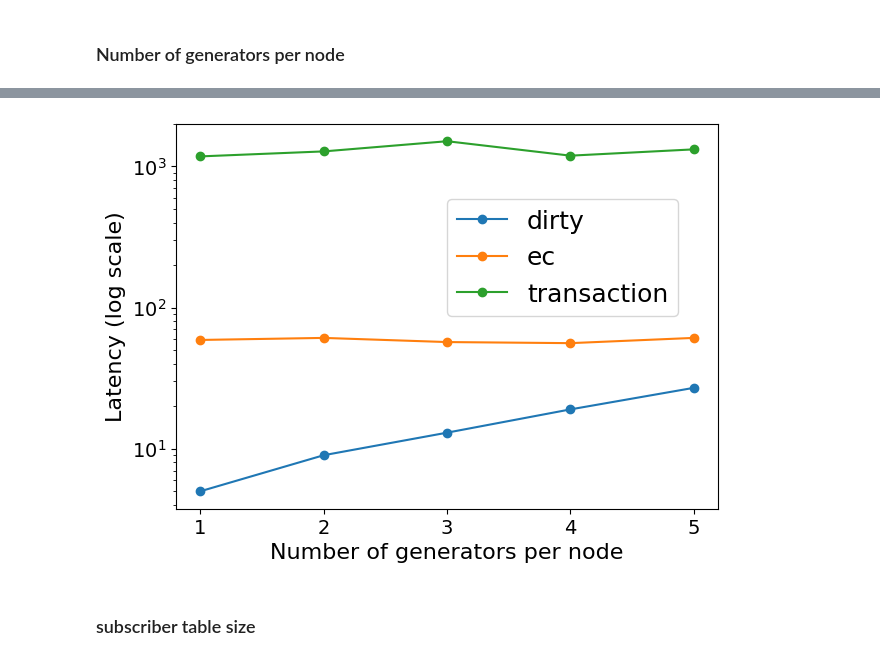
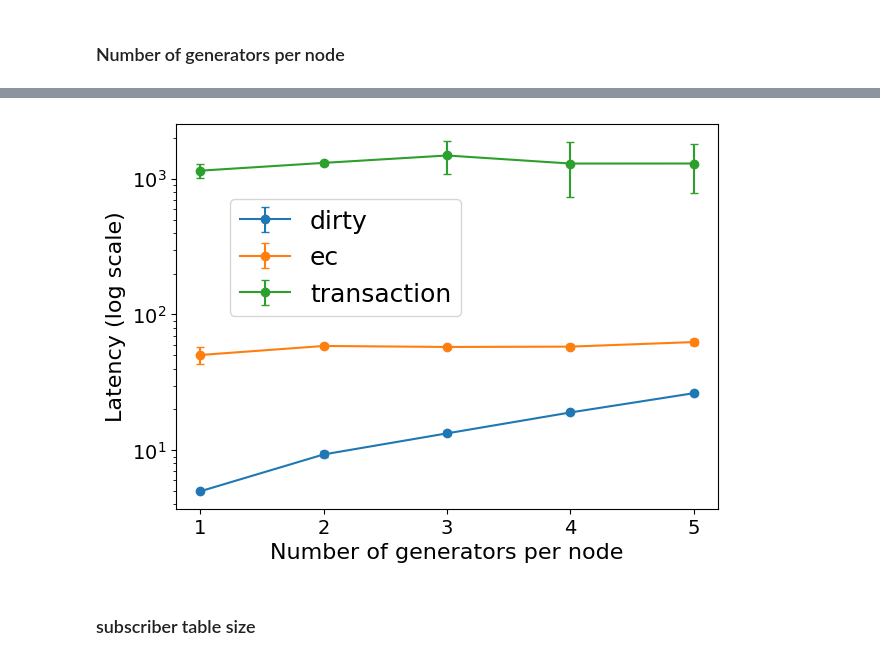
Before and after one commit to Vincent-lau/hypermnesia, a Jupyter notebook: benchmark/plot.ipynb, the cells around one changed output, grey strips where cells are left out. Drawn from its saved outputs; the diff is of its cells as text; code cells hidden in the pictures.

```diff
--- a/benchmark/plot.ipynb
+++ b/benchmark/plot.ipynb
@@ -369,21 +503,60 @@ fig.savefig(f'{graph_dir}tp_generators_caelum.pdf', bbox_inches='tight')
 # %%
 
 dirty_lat_generators = [5,9,13,19,27]
 ec_lat_generators = [59,61,57,56,61]
 trans_lat_generators = [1179,1279,1510,1193,1322]
 
+
+dirty_lat_generators1 = [
+    [5,5,5],
+    [9,10,9],
+    [13,14,13],
+    [19,19,19],
+    [27,26,26]
+]
+
+
+
+ec_lat_generators1 = [
+    [59,51,41],
+    [61,57,58],
+    [57,58,58],
+    [56,61,57],
+    [61,67,60]
+]
+
+trans_lat_generators1 = [
+    [1179,1186,1070],
+    [1279,1328,1313],
+    [1510,1562,1371],
+    [1193,1303,1380],
+    [1322,1340,1216]
+]
+
+
+dirty_lat_generators = np.array([[np.mean(a), np.std(a)] for a in dirty_lat_generators1])
+ec_lat_generators = np.array([[np.mean(a), np.std(a)] for a in ec_lat_generators1])
+trans_lat_generators = np.array([[np.mean(a), np.std(a)] for a in trans_lat_generators1])
+
+
 fig,ax = plt.subplots()
-ax.semilogy(generators_per_node, dirty_lat_generators,marker='o',  label='dirty')
-ax.semilogy(generators_per_node, ec_lat_generators, marker='o', label='ec')
-ax.semilogy(generators_per_node, trans_lat_generators, marker='o', label='transaction')
+ax.errorbar(generators_per_node, dirty_lat_generators[:,0], yerr=dirty_lat_generators[:,1],
+            marker='o',  label='dirty', capsize=3)
+ax.errorbar(generators_per_node, ec_lat_generators[:,0], yerr=ec_lat_generators[:,1],
+            marker='o', label='ec', capsize=3)
+ax.errorbar(generators_per_node, trans_lat_generators[:,0], yerr=trans_tp_generators[:,1],
+            marker='o', label='transaction', capsize=3)
+
+
+ax.set_yscale('log')
 ax.set_ylabel('Latency (log scale)')
 ax.set_xlabel('Number of generators per node')
 ax.set_xticks(generators_per_node)
-ax.legend(loc = (0.5, 0.5))
+ax.legend(loc = (0.1, 0.5))
 
 fig.savefig(f'{graph_dir}lat_generators_caelum.pdf', bbox_inches='tight')
 # %% [output]
-[figure, old version]
+[figure, new version]
 # %% [markdown]
 ### subscriber table size
 # %%
```
Also changed, not shown: parts of 12 cells of this notebook, 13 other files.
